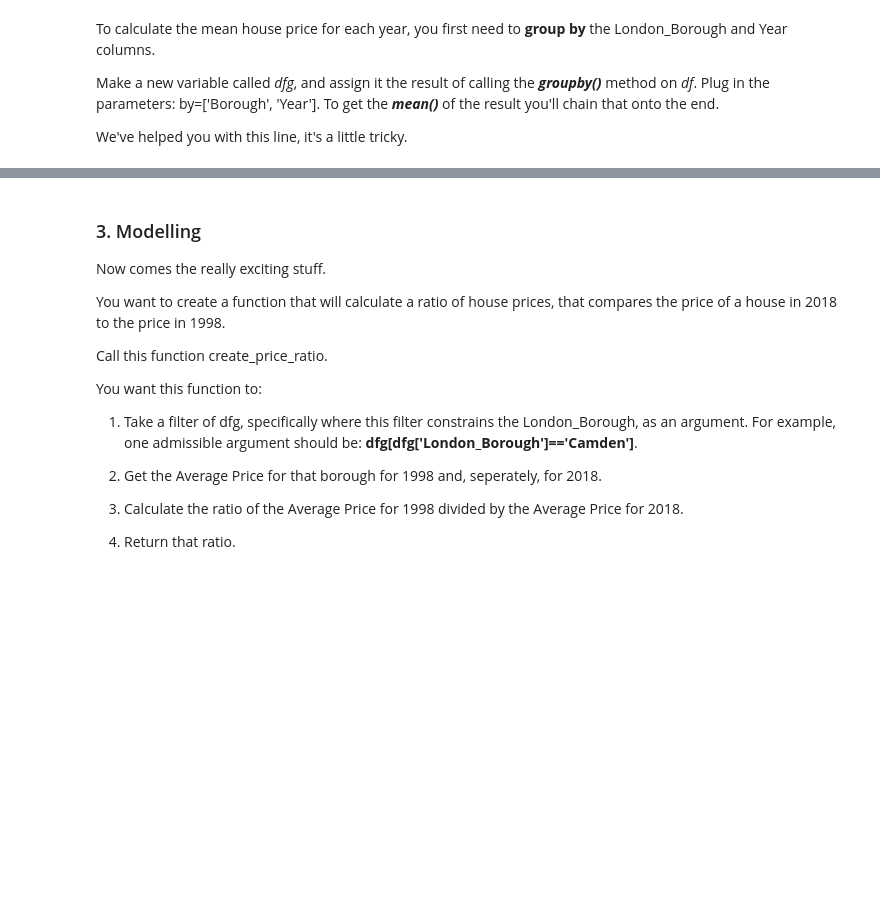
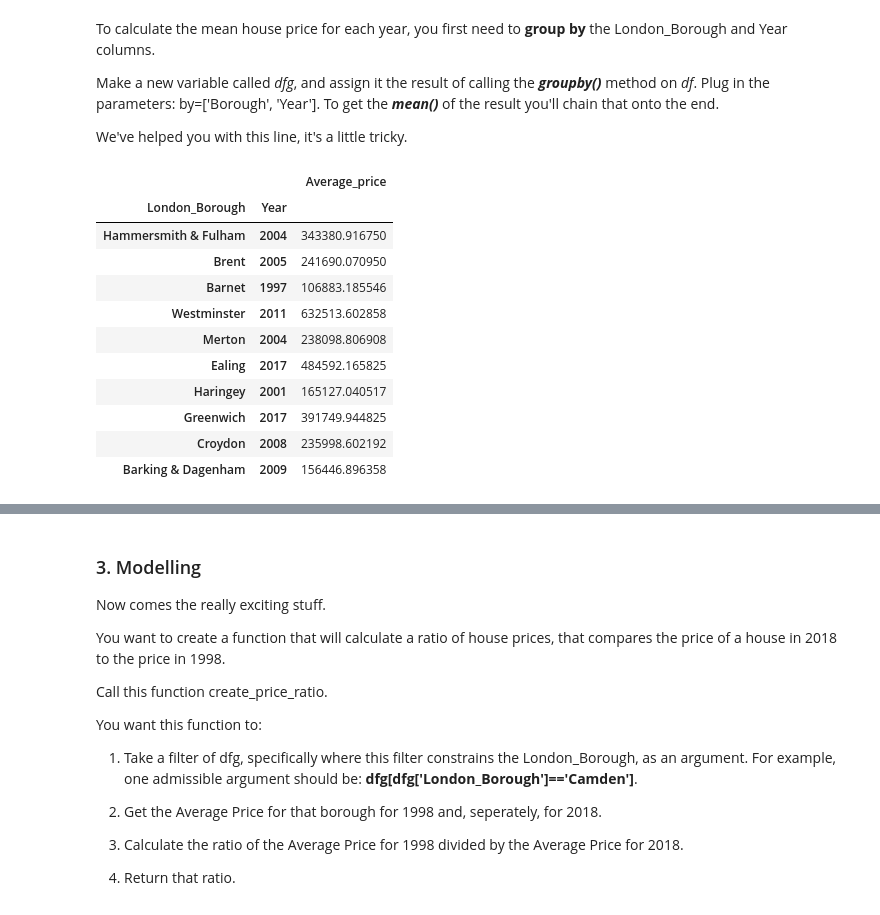
Before and after one commit to LannonTheCannon/Springboard_Data_Science_Career_Track, a Jupyter notebook: Unit 4 Challenge - Tier 1.ipynb, the cells around one changed output, grey strips where cells are left out. Saved outputs shown, nothing was run; the diff lists cells and outputs as text; code cells hidden in the pictures; blank space fills up the shorter version.

```diff
--- a/Unit 4 Challenge - Tier 1.ipynb
+++ b/Unit 4 Challenge - Tier 1.ipynb
@@ -687,7 +717,20 @@ We've helped you with this line, it's a little tricky.
 # %%
 # Using the function 'groupby' will help you to calculate the mean for each year and for each Borough.
 ## As you can see, the variables Borough and Year are now indices
-dfg = _ _ _._ _ _(by=['London_Borough', 'Year']).mean()
+dfg = df.groupby(by=['London_Borough', 'Year']).mean()
 dfg.sample(10)
+# %% [output]
+|  |  | Average_price |
+| London_Borough | Year |  |
+| Hammersmith & Fulham | 2004 | 343380.916750 |
+| Brent | 2005 | 241690.070950 |
+| Barnet | 1997 | 106883.185546 |
+| Westminster | 2011 | 632513.602858 |
+| Merton | 2004 | 238098.806908 |
+| Ealing | 2017 | 484592.165825 |
+| Haringey | 2001 | 165127.040517 |
+| Greenwich | 2017 | 391749.944825 |
+| Croydon | 2008 | 235998.602192 |
+| Barking & Dagenham | 2009 | 156446.896358 |
 # %%
 # Let's reset the index for our new DataFrame dfg, and call the head() method on it.
```
Also changed, not shown: parts of 18 cells of this notebook, 1 other file.
